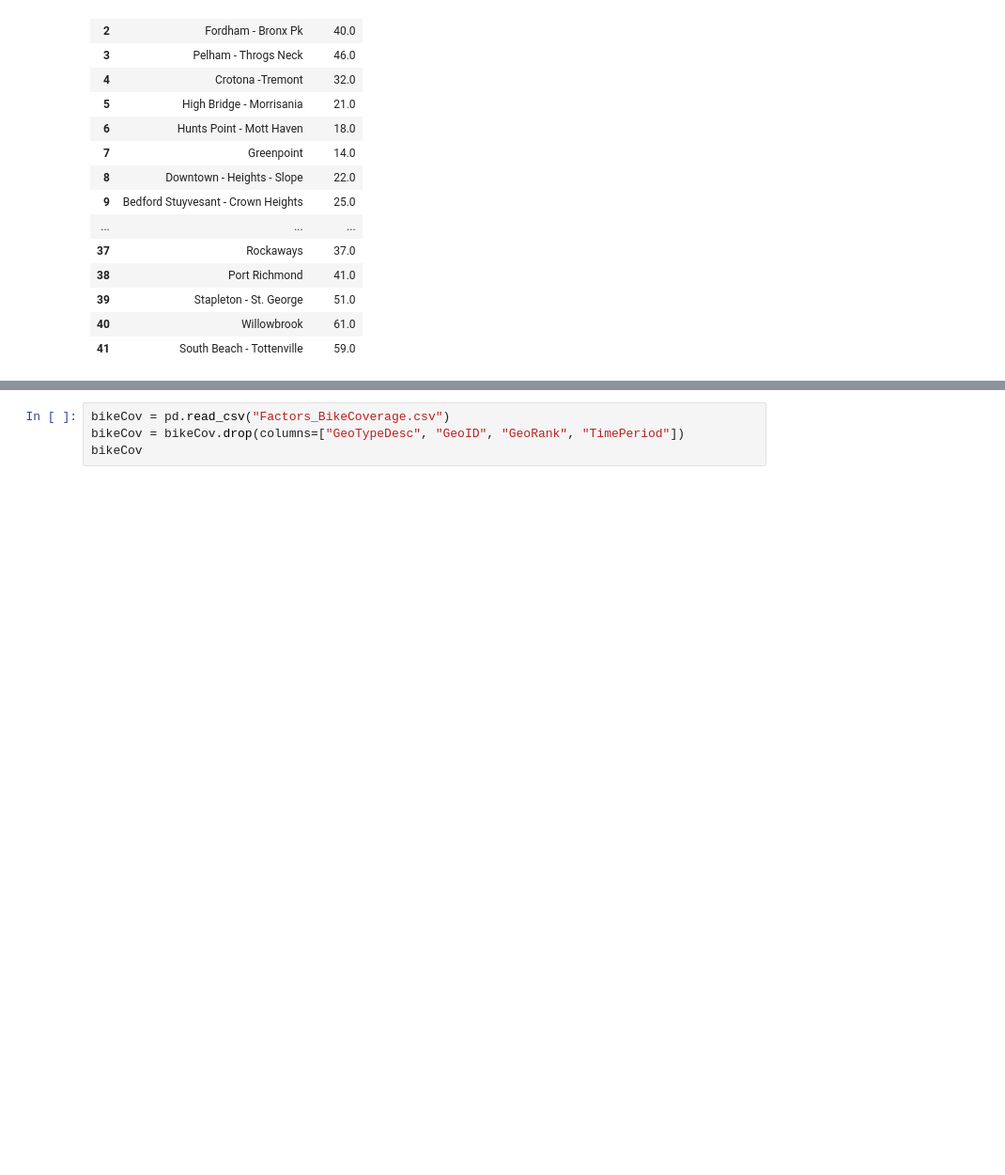
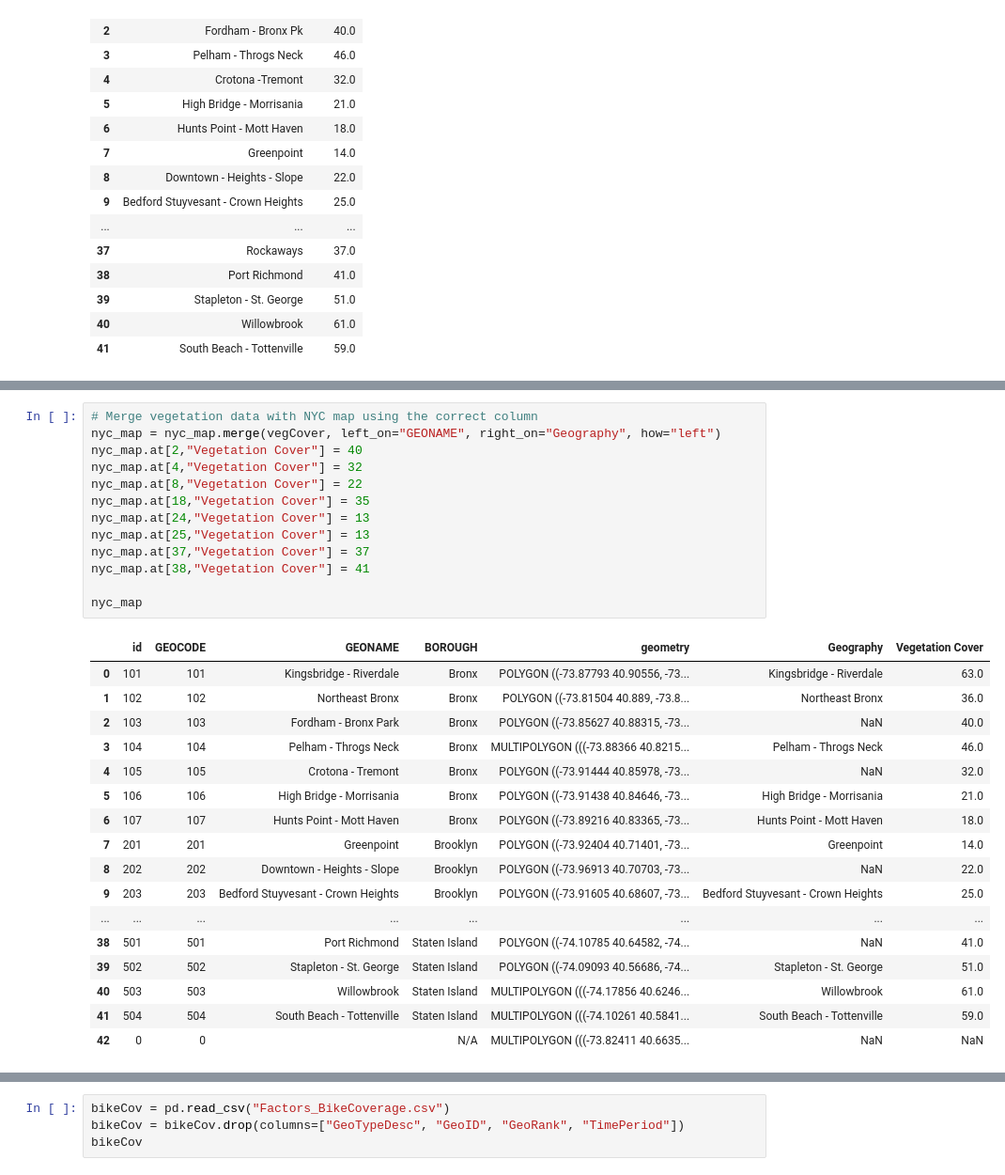
Before and after one commit to cynthiaWEpicCoder/fbla_data_analysis, a Jupyter notebook: Factor_Analysis.ipynb, the cells around one changed output, grey strips where cells are left out. Shown at 94% size. Drawn from its saved outputs; the diff is of its cells as text; blank space fills up the shorter version.

```diff
--- a/Factor_Analysis.ipynb
+++ b/Factor_Analysis.ipynb
@@ -82,0 +105,31 @@ plt.show()
+# %%
+# Merge vegetation data with NYC map using the correct column
+nyc_map = nyc_map.merge(vegCover, left_on="GEONAME", right_on="Geography", how="left")
+nyc_map.at[2,"Vegetation Cover"] = 40
+nyc_map.at[4,"Vegetation Cover"] = 32
+nyc_map.at[8,"Vegetation Cover"] = 22
+nyc_map.at[18,"Vegetation Cover"] = 35
+nyc_map.at[24,"Vegetation Cover"] = 13
+nyc_map.at[25,"Vegetation Cover"] = 13
+nyc_map.at[37,"Vegetation Cover"] = 37
+nyc_map.at[38,"Vegetation Cover"] = 41
+
+nyc_map
+# %% [output]
+|  | id | GEOCODE | GEONAME | BOROUGH | geometry | Geography | Vegetation Cover |
+| 0 | 101 | 101 | Kingsbridge - Riverdale | Bronx | POLYGON ((-73.87793 40.90556, -73... | Kingsbridge - Riverdale | 63.0 |
+| 1 | 102 | 102 | Northeast Bronx | Bronx | POLYGON ((-73.81504 40.889, -73.8... | Northeast Bronx | 36.0 |
+| 2 | 103 | 103 | Fordham - Bronx Park | Bronx | POLYGON ((-73.85627 40.88315, -73... | NaN | 40.0 |
+| 3 | 104 | 104 | Pelham - Throgs Neck | Bronx | MULTIPOLYGON (((-73.88366 40.8215... | Pelham - Throgs Neck | 46.0 |
+| 4 | 105 | 105 | Crotona - Tremont | Bronx | POLYGON ((-73.91444 40.85978, -73... | NaN | 32.0 |
+| 5 | 106 | 106 | High Bridge - Morrisania | Bronx | POLYGON ((-73.91438 40.84646, -73... | High Bridge - Morrisania | 21.0 |
+| 6 | 107 | 107 | Hunts Point - Mott Haven | Bronx | POLYGON ((-73.89216 40.83365, -73... | Hunts Point - Mott Haven | 18.0 |
+| 7 | 201 | 201 | Greenpoint | Brooklyn | POLYGON ((-73.92404 40.71401, -73... | Greenpoint | 14.0 |
+| 8 | 202 | 202 | Downtown - Heights - Slope | Brooklyn | POLYGON ((-73.96913 40.70703, -73... | NaN | 22.0 |
+| 9 | 203 | 203 | Bedford Stuyvesant - Crown Heights | Brooklyn | POLYGON ((-73.91605 40.68607, -73... | Bedford Stuyvesant - Crown Heights | 25.0 |
+| ... | ... | ... | ... | ... | ... | ... | ... |
+| 38 | 501 | 501 | Port Richmond | Staten Island | POLYGON ((-74.10785 40.64582, -74... | NaN | 41.0 |
+| 39 | 502 | 502 | Stapleton - St. George | Staten Island | POLYGON ((-74.09093 40.56686, -74... | Stapleton - St. George | 51.0 |
+| 40 | 503 | 503 | Willowbrook | Staten Island | MULTIPOLYGON (((-74.17856 40.6246... | Willowbrook | 61.0 |
+| 41 | 504 | 504 | South Beach - Tottenville | Staten Island | MULTIPOLYGON (((-74.10261 40.5841... | South Beach - Tottenville | 59.0 |
+| 42 | 0 | 0 |  | N/A | MULTIPOLYGON (((-73.82411 40.6635... | NaN | NaN |
```
Also changed, not shown: parts of 4 cells of this notebook, 2 other files.
